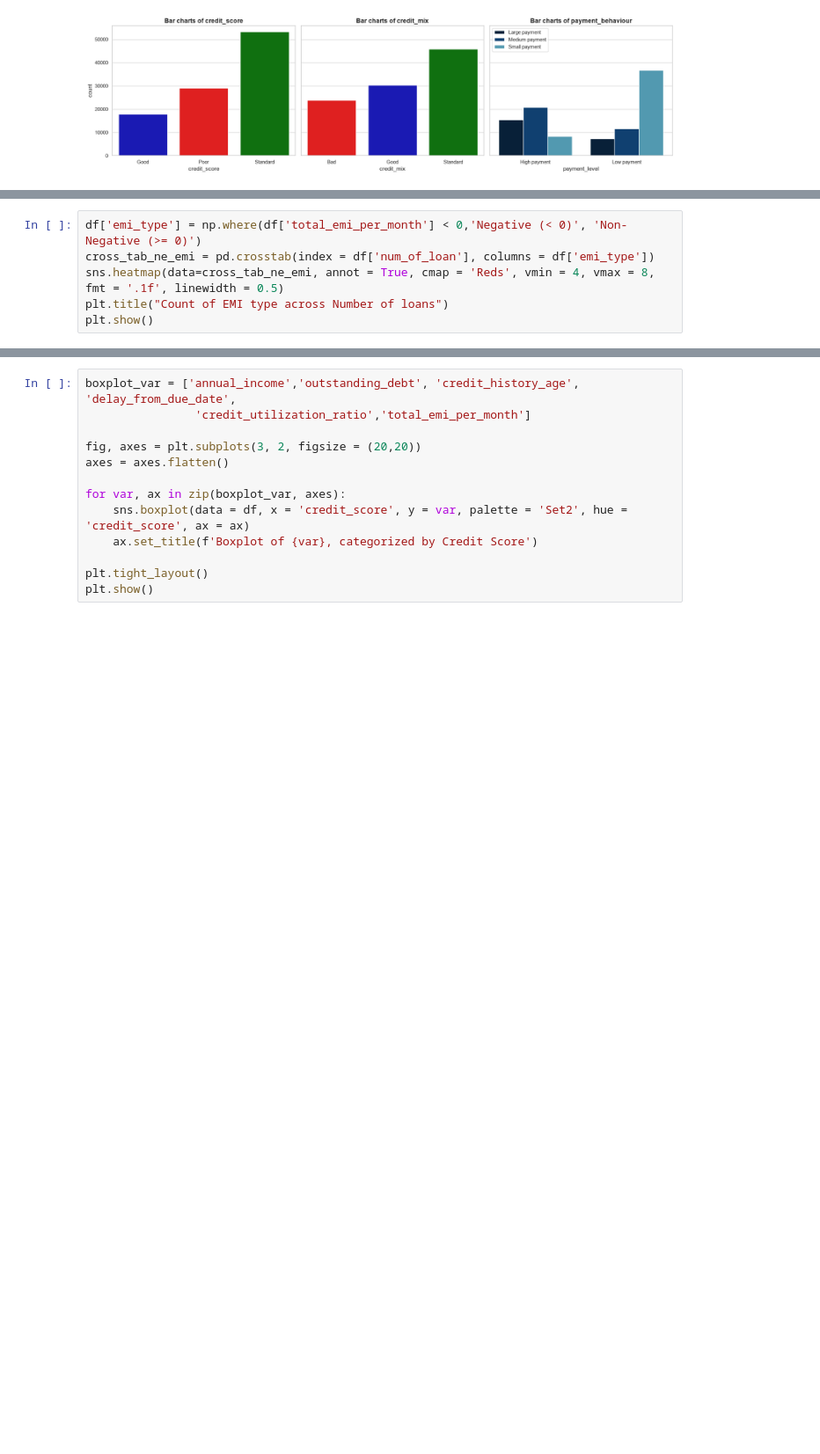
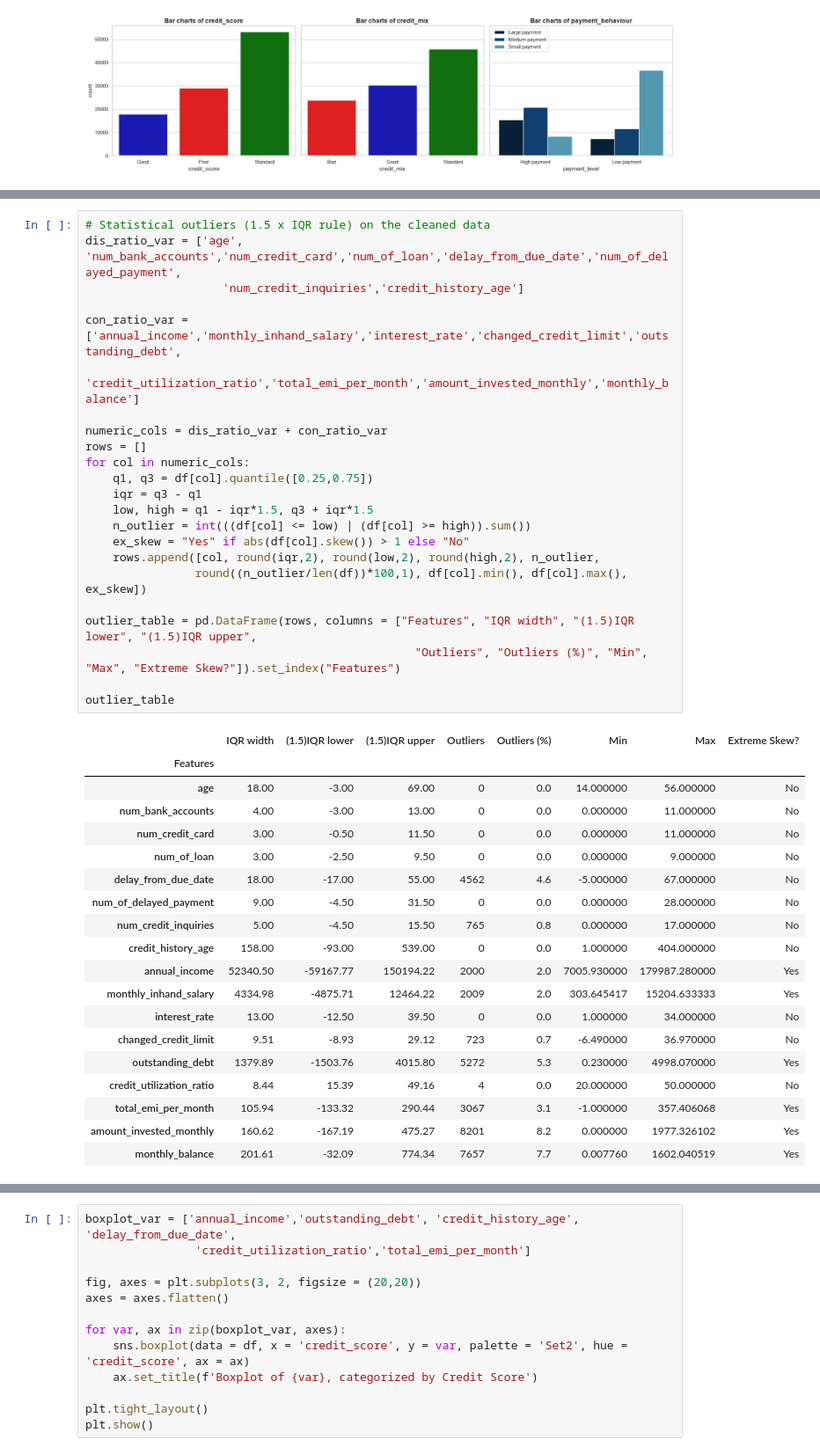
Before and after one commit to pewpy376/credit-score-classification, a Jupyter notebook: 01_eda.ipynb, the cells around one changed output, grey strips where cells are left out. Shown at 88% size. Saved outputs shown, nothing was run; the diff lists cells and outputs as text; blank space fills up the shorter version.

```diff
--- a/01_eda.ipynb
+++ b/01_eda.ipynb
@@ -395,6 +382,0 @@ Name: count, dtype: int64
-# %%
-df['emi_type'] = np.where(df['total_emi_per_month'] < 0,'Negative (< 0)', 'Non-Negative (>= 0)')
-cross_tab_ne_emi = pd.crosstab(index = df['num_of_loan'], columns = df['emi_type'])
-sns.heatmap(data=cross_tab_ne_emi, annot = True, cmap = 'Reds', vmin = 4, vmax = 8, fmt = '.1f', linewidth = 0.5)
-plt.title("Count of EMI type across Number of loans")
-plt.show()
@@ -453,0 +383,43 @@ plt.show()
+# %%
+# Statistical outliers (1.5 x IQR rule) on the cleaned data
+dis_ratio_var = ['age', 'num_bank_accounts','num_credit_card','num_of_loan','delay_from_due_date','num_of_delayed_payment',
+                    'num_credit_inquiries','credit_history_age']
+
+con_ratio_var = ['annual_income','monthly_inhand_salary','interest_rate','changed_credit_limit','outstanding_debt',
+                'credit_utilization_ratio','total_emi_per_month','amount_invested_monthly','monthly_balance']
+
+numeric_cols = dis_ratio_var + con_ratio_var
+rows = []
+for col in numeric_cols:
+    q1, q3 = df[col].quantile([0.25,0.75])
+    iqr = q3 - q1
+    low, high = q1 - iqr*1.5, q3 + iqr*1.5
+    n_outlier = int(((df[col] <= low) | (df[col] >= high)).sum())
+    ex_skew = "Yes" if abs(df[col].skew()) > 1 else "No"
+    rows.append([col, round(iqr,2), round(low,2), round(high,2), n_outlier,
+                round((n_outlier/len(df))*100,1), df[col].min(), df[col].max(), ex_skew])
+
+outlier_table = pd.DataFrame(rows, columns = ["Features", "IQR width", "(1.5)IQR lower", "(1.5)IQR upper",
+                                                "Outliers", "Outliers (%)", "Min", "Max", "Extreme Skew?"]).set_index("Features")
+
+outlier_table
+# %% [output]
+|  | IQR width | (1.5)IQR lower | (1.5)IQR upper | Outliers | Outliers (%) | Min | Max | Extreme Skew? |
+| Features |  |  |  |  |  |  |  |  |
+| age | 18.00 | -3.00 | 69.00 | 0 | 0.0 | 14.000000 | 56.000000 | No |
+| num_bank_accounts | 4.00 | -3.00 | 13.00 | 0 | 0.0 | 0.000000 | 11.000000 | No |
+| num_credit_card | 3.00 | -0.50 | 11.50 | 0 | 0.0 | 0.000000 | 11.000000 | No |
+| num_of_loan | 3.00 | -2.50 | 9.50 | 0 | 0.0 | 0.000000 | 9.000000 | No |
+| delay_from_due_date | 18.00 | -17.00 | 55.00 | 4562 | 4.6 | -5.000000 | 67.000000 | No |
+| num_of_delayed_payment | 9.00 | -4.50 | 31.50 | 0 | 0.0 | 0.000000 | 28.000000 | No |
+| num_credit_inquiries | 5.00 | -4.50 | 15.50 | 765 | 0.8 | 0.000000 | 17.000000 | No |
+| credit_history_age | 158.00 | -93.00 | 539.00 | 0 | 0.0 | 1.000000 | 404.000000 | No |
+| annual_income | 52340.50 | -59167.77 | 150194.22 | 2000 | 2.0 | 7005.930000 | 179987.280000 | Yes |
+| monthly_inhand_salary | 4334.98 | -4875.71 | 12464.22 | 2009 | 2.0 | 303.645417 | 15204.633333 | Yes |
+| interest_rate | 13.00 | -12.50 | 39.50 | 0 | 0.0 | 1.000000 | 34.000000 | No |
+| changed_credit_limit | 9.51 | -8.93 | 29.12 | 723 | 0.7 | -6.490000 | 36.970000 | No |
+| outstanding_debt | 1379.89 | -1503.76 | 4015.80 | 5272 | 5.3 | 0.230000 | 4998.070000 | Yes |
+| credit_utilization_ratio | 8.44 | 15.39 | 49.16 | 4 | 0.0 | 20.000000 | 50.000000 | No |
+| total_emi_per_month | 105.94 | -133.32 | 290.44 | 3067 | 3.1 | -1.000000 | 357.406068 | Yes |
+| amount_invested_monthly | 160.62 | -167.19 | 475.27 | 8201 | 8.2 | 0.000000 | 1977.326102 | Yes |
+| monthly_balance | 201.61 | -32.09 | 774.34 | 7657 | 7.7 | 0.007760 | 1602.040519 | Yes |
```
Also changed, not shown: parts of 25 cells of this notebook, 1 other file.
